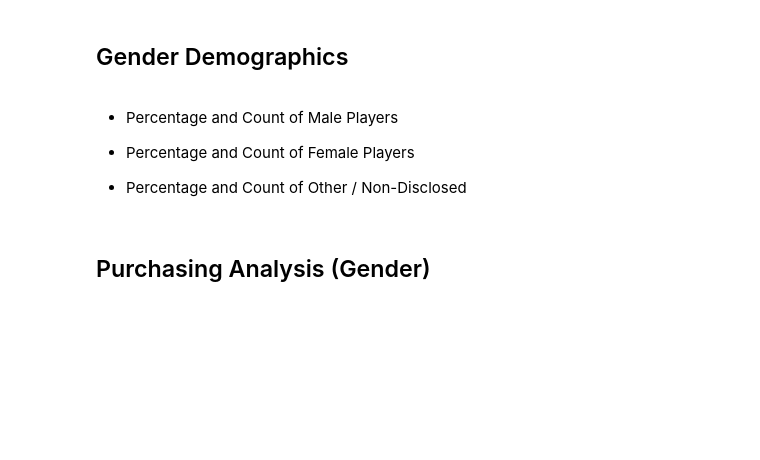
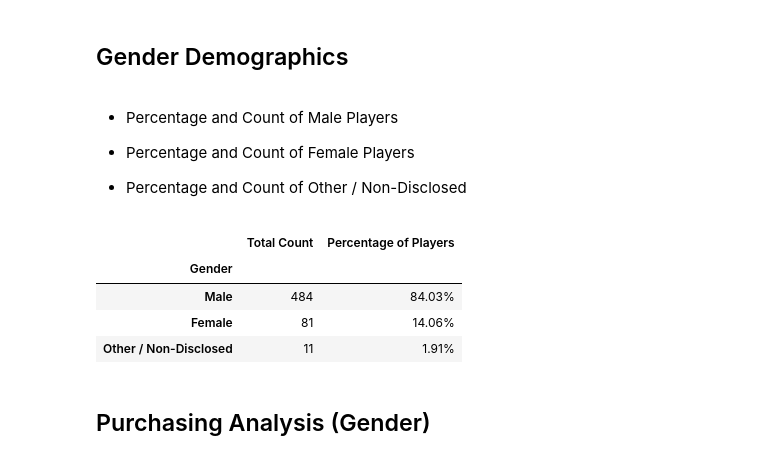
Before and after one commit to sammy10060102/pandas-challenge, a Jupyter notebook: HeroesOfPymoli/HeroesOfPymoli_starter.ipynb, the cells around one changed output. Cells and saved outputs as stored; diff of their text form; code cells hidden in the pictures; blank space fills up the shorter version.

Commit message:
Added gender demographics section

```diff
--- a/HeroesOfPymoli/HeroesOfPymoli_starter.ipynb
+++ b/HeroesOfPymoli/HeroesOfPymoli_starter.ipynb
@@ -97,6 +97,30 @@ summary
 
 
 * Percentage and Count of Other / Non-Disclosed
+# %%
+# Group gender and get total number of players per gender
+gender_df = purchase_data.groupby(["Gender"])["SN"].nunique()
+
+# Calculating the percentage of each gender and other
+gender_percentage = round((gender_df / number_of_players) * 100, 2)
+
+# Creating a dataframe for the gender demographic
+demographics = pd.DataFrame({
+                    "Total Count": gender_df,
+                    "Percentage of Players": gender_percentage})
+
+# Sorting Total Count in Descending order
+demographics = demographics.sort_values("Total Count", ascending=False)
+
+# Add "%" to end of values in Percentage column
+demographics["Percentage of Players"] = demographics["Percentage of Players"].astype(str)+'%'
+demographics
+# %% [output]
+|  | Total Count | Percentage of Players |
+| Gender |  |  |
+| Male | 484 | 84.03% |
+| Female | 81 | 14.06% |
+| Other / Non-Disclosed | 11 | 1.91% |
 # %% [markdown]
 
 ## Purchasing Analysis (Gender)
```
